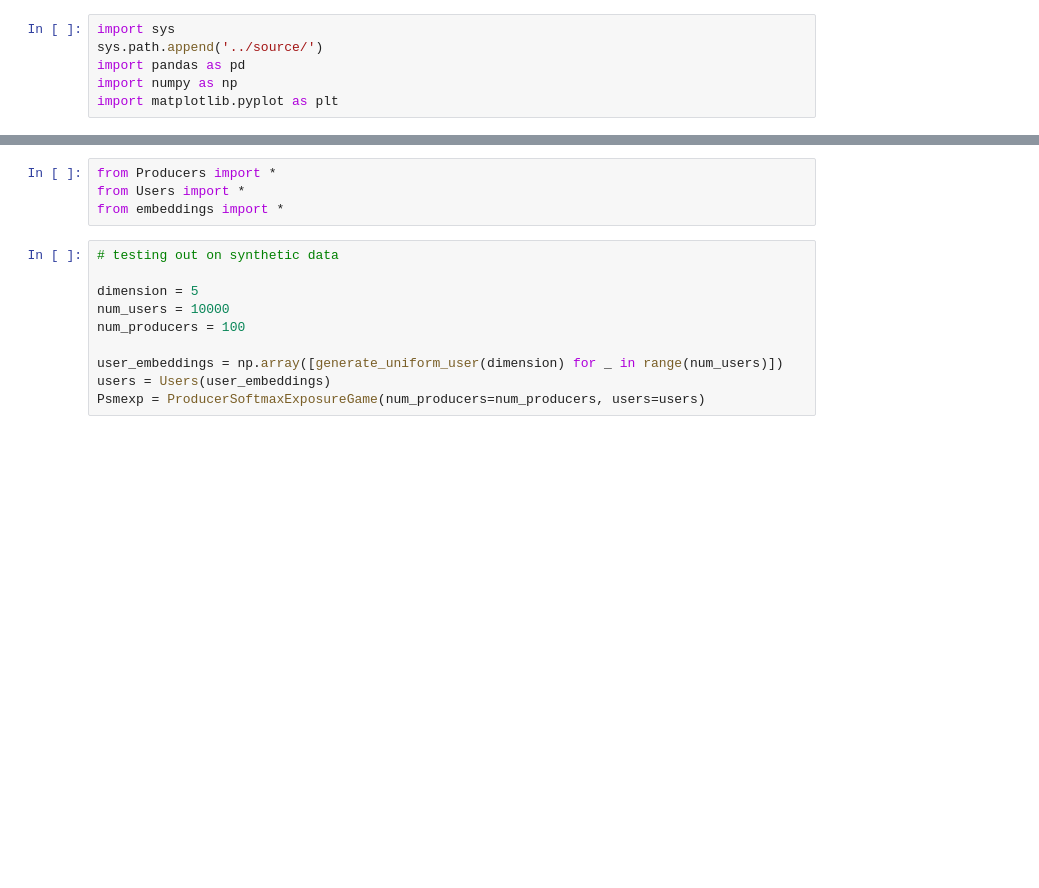
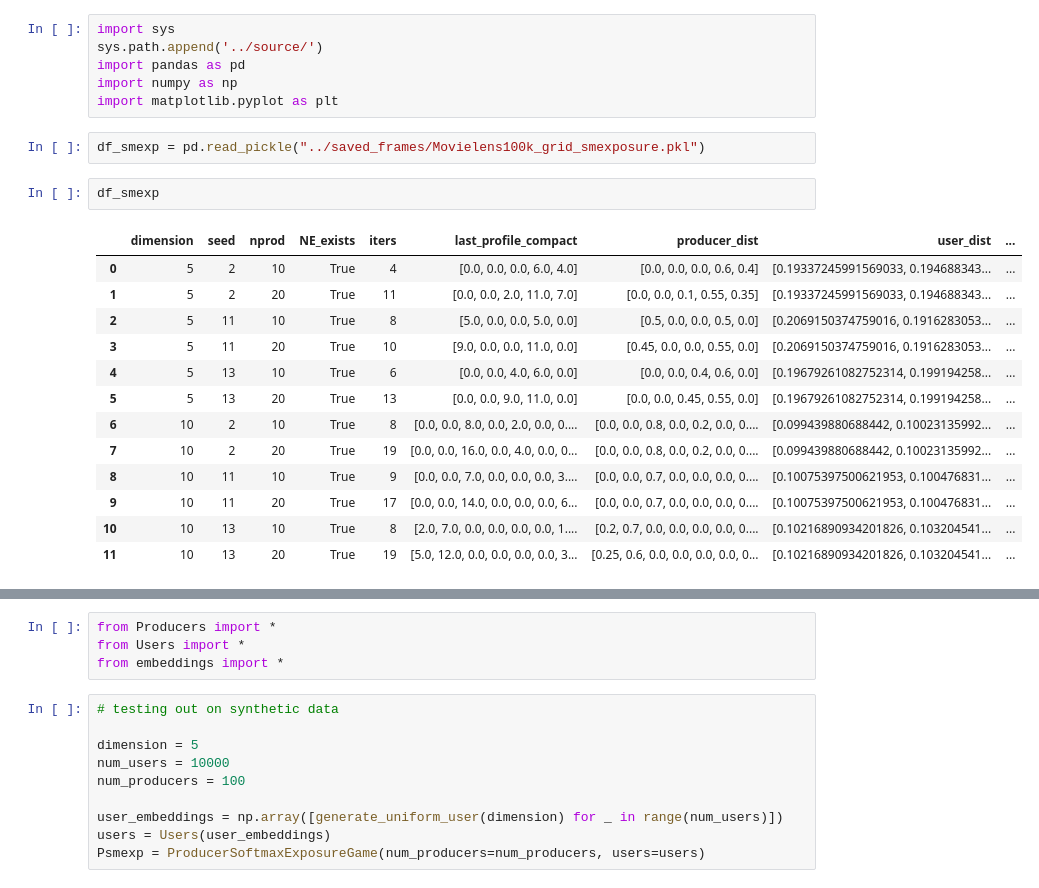
Before and after one commit to krishnacharya/recsys_eq, a Jupyter notebook: notebooks/test_softmax_exposure.ipynb, the cells around one changed output, grey strips where cells are left out. Drawn from its saved outputs; the diff is of its cells as text; blank space fills up the shorter version.

```diff
--- a/notebooks/test_softmax_exposure.ipynb
+++ b/notebooks/test_softmax_exposure.ipynb
@@ -4,3 +4,21 @@ sys.path.append('../source/')
 import pandas as pd
 import numpy as np
 import matplotlib.pyplot as plt
+# %%
+df_smexp = pd.read_pickle("../saved_frames/Movielens100k_grid_smexposure.pkl")
+# %%
+df_smexp
+# %% [output]
+|  | dimension | seed | nprod | NE_exists | iters | last_profile_compact | producer_dist | user_dist | ... |
+| 0 | 5 | 2 | 10 | True | 4 | [0.0, 0.0, 0.0, 6.0, 4.0] | [0.0, 0.0, 0.0, 0.6, 0.4] | [0.19337245991569033, 0.194688343... | ... |
+| 1 | 5 | 2 | 20 | True | 11 | [0.0, 0.0, 2.0, 11.0, 7.0] | [0.0, 0.0, 0.1, 0.55, 0.35] | [0.19337245991569033, 0.194688343... | ... |
+| 2 | 5 | 11 | 10 | True | 8 | [5.0, 0.0, 0.0, 5.0, 0.0] | [0.5, 0.0, 0.0, 0.5, 0.0] | [0.2069150374759016, 0.1916283053... | ... |
+| 3 | 5 | 11 | 20 | True | 10 | [9.0, 0.0, 0.0, 11.0, 0.0] | [0.45, 0.0, 0.0, 0.55, 0.0] | [0.2069150374759016, 0.1916283053... | ... |
+| 4 | 5 | 13 | 10 | True | 6 | [0.0, 0.0, 4.0, 6.0, 0.0] | [0.0, 0.0, 0.4, 0.6, 0.0] | [0.19679261082752314, 0.199194258... | ... |
+| 5 | 5 | 13 | 20 | True | 13 | [0.0, 0.0, 9.0, 11.0, 0.0] | [0.0, 0.0, 0.45, 0.55, 0.0] | [0.19679261082752314, 0.199194258... | ... |
+| 6 | 10 | 2 | 10 | True | 8 | [0.0, 0.0, 8.0, 0.0, 2.0, 0.0, 0.... | [0.0, 0.0, 0.8, 0.0, 0.2, 0.0, 0.... | [0.099439880688442, 0.10023135992... | ... |
+| 7 | 10 | 2 | 20 | True | 19 | [0.0, 0.0, 16.0, 0.0, 4.0, 0.0, 0... | [0.0, 0.0, 0.8, 0.0, 0.2, 0.0, 0.... | [0.099439880688442, 0.10023135992... | ... |
+| 8 | 10 | 11 | 10 | True | 9 | [0.0, 0.0, 7.0, 0.0, 0.0, 0.0, 3.... | [0.0, 0.0, 0.7, 0.0, 0.0, 0.0, 0.... | [0.10075397500621953, 0.100476831... | ... |
+| 9 | 10 | 11 | 20 | True | 17 | [0.0, 0.0, 14.0, 0.0, 0.0, 0.0, 6... | [0.0, 0.0, 0.7, 0.0, 0.0, 0.0, 0.... | [0.10075397500621953, 0.100476831... | ... |
+| 10 | 10 | 13 | 10 | True | 8 | [2.0, 7.0, 0.0, 0.0, 0.0, 0.0, 1.... | [0.2, 0.7, 0.0, 0.0, 0.0, 0.0, 0.... | [0.10216890934201826, 0.103204541... | ... |
+| 11 | 10 | 13 | 20 | True | 19 | [5.0, 12.0, 0.0, 0.0, 0.0, 0.0, 3... | [0.25, 0.6, 0.0, 0.0, 0.0, 0.0, 0... | [0.10216890934201826, 0.103204541... | ... |
```
Also changed, not shown: parts of 2 cells of this notebook, 2 other files.
